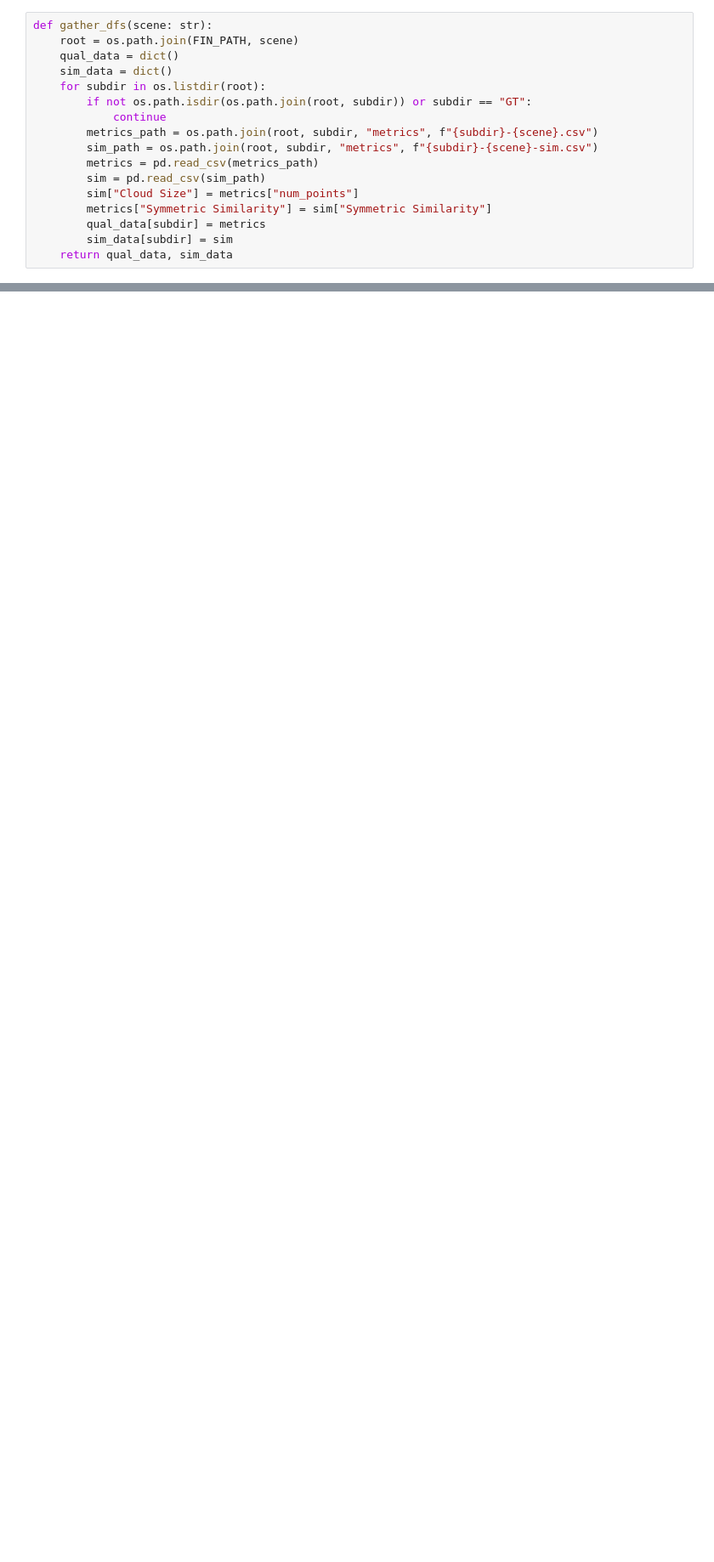
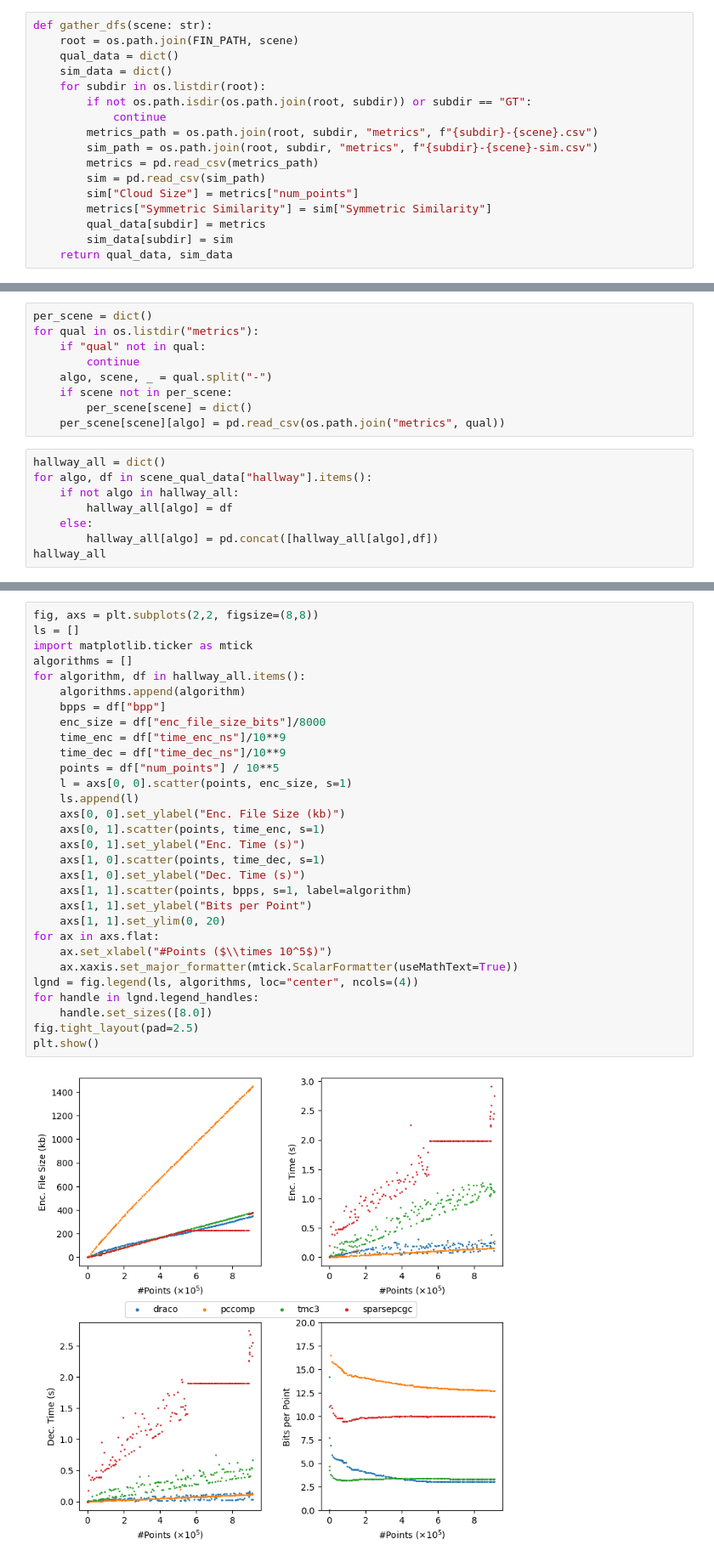
Before and after one commit to lupeterm/pc-compression, a Jupyter notebook: plot.ipynb, the cells around one changed output, grey strips where cells are left out. Shown at 85% size. Cells and saved outputs as stored; diff of their text form; blank space fills up the shorter version.

```diff
--- a/plot.ipynb
+++ b/plot.ipynb
@@ -214,0 +221,17 @@ tmc3
+# %%
+per_scene = dict()
+for qual in os.listdir("metrics"):
+    if "qual" not in qual:
+        continue
+    algo, scene, _ = qual.split("-")
+    if scene not in per_scene:
+        per_scene[scene] = dict()
+    per_scene[scene][algo] = pd.read_csv(os.path.join("metrics", qual))
+# %%
+hallway_all = dict()
+for algo, df in scene_qual_data["hallway"].items():
+    if not algo in hallway_all:
+        hallway_all[algo] = df
+    else:
+        hallway_all[algo] = pd.concat([hallway_all[algo],df])
+hallway_all
@@ -214,0 +256,32 @@ tmc3
+# %%
+fig, axs = plt.subplots(2,2, figsize=(8,8))
+ls = []
+import matplotlib.ticker as mtick
+algorithms = []
+for algorithm, df in hallway_all.items():
+    algorithms.append(algorithm)
+    bpps = df["bpp"]
+    enc_size = df["enc_file_size_bits"]/8000
+    time_enc = df["time_enc_ns"]/10**9
+    time_dec = df["time_dec_ns"]/10**9
+    points = df["num_points"] / 10**5
+    l = axs[0, 0].scatter(points, enc_size, s=1)
+    ls.append(l)
+    axs[0, 0].set_ylabel("Enc. File Size (kb)")
+    axs[0, 1].scatter(points, time_enc, s=1)
+    axs[0, 1].set_ylabel("Enc. Time (s)")
+    axs[1, 0].scatter(points, time_dec, s=1)
+    axs[1, 0].set_ylabel("Dec. Time (s)")
+    axs[1, 1].scatter(points, bpps, s=1, label=algorithm)
+    axs[1, 1].set_ylabel("Bits per Point")
+    axs[1, 1].set_ylim(0, 20)
+for ax in axs.flat:
+    ax.set_xlabel("#Points ($\\times 10^5$)")
+    ax.xaxis.set_major_formatter(mtick.ScalarFormatter(useMathText=True))
+lgnd = fig.legend(ls, algorithms, loc="center", ncols=(4))
+for handle in lgnd.legend_handles:
+    handle.set_sizes([8.0])
+fig.tight_layout(pad=2.5)
+plt.show()
+# %% [output]
+[figure, added]
```
Also changed, not shown: parts of 11 cells of this notebook, 7 other files.
